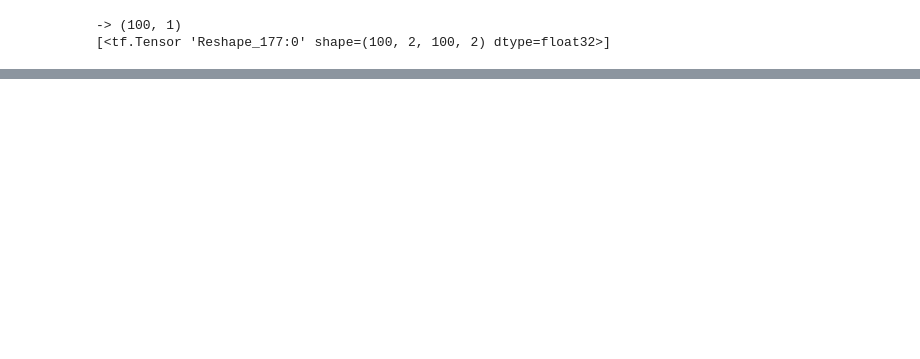
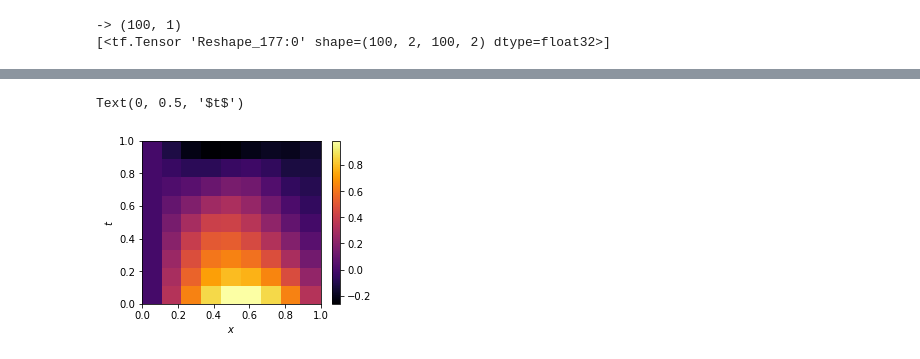
Before and after one commit to nicholaskarlsen/FYS-STK4155, a Jupyter notebook: project_3/notebooks/pytorch_NN.ipynb, the cells around one changed output, grey strips where cells are left out. Saved outputs shown, nothing was run; the diff lists cells and outputs as text; code cells hidden in the pictures; blank space fills up the shorter version.

Commit message:
TORCH WORKING!

```diff
--- a/project_3/notebooks/pytorch_NN.ipynb
+++ b/project_3/notebooks/pytorch_NN.ipynb
@@ -136,0 +124,21 @@ loss =  tensor(32.5826, grad_fn=<DivBackward0>)
+# %%
+learning_rate = 0.002
+for t in range(10):
+    N_output = F.relu(x.mm(w1)).mm(w2)
+
+    # Compute and print loss
+    loss = ode_loss(x, N_output)
+    print(loss)
+
+    #ode_loss(x, N_output)
+    #print("loss = ",loss)
+    # Use autograd to compute the backward pass.
+    loss.backward()
+    #torch.autograd.backward(loss)
+    # Update weights using gradient descent
+    with torch.no_grad():
+        w1 -= learning_rate * w1.grad
+        w2 -= learning_rate * w2.grad
+        # Manually zero the gradients after updating weights
+        w1.grad.zero_()
+        w2.grad.zero_()
@@ -136,0 +156,26 @@ loss =  tensor(32.5826, grad_fn=<DivBackward0>)
+# %%
+N_output = F.relu(x.mm(w1)).mm(w2)
+# %%
+import matplotlib.pyplot as plt
+
+def g_trial_np(x, t, N):
+    return (1 - t) * np.sin(np.pi * x) + x * (1 - x) * t * N
+
+xp = np.linspace(0,1,10, dtype=np.float)
+tp = np.linspace(0,1,10, dtype=np.float)
+xp, tp = np.meshgrid(xp, xp)
+
+N_res = N_output.detach().numpy()
+N_res = N_res.reshape(xp.shape)
+
+g = g_trial_np(xp, tp, N_res)
+
+
+fig, ax = plt.subplots(figsize=(4, 3))
+cf = ax.pcolormesh(xp, tp, g, cmap=plt.get_cmap("inferno"))
+fig.colorbar(cf, ax=ax)
+ax.set_xlabel("$x$")
+ax.set_ylabel("$t$")
+# %% [output]
+Text(0, 0.5, '$t$')
+[figure, added]
```
Also changed, not shown: parts of 7 cells of this notebook, 1 other file.
